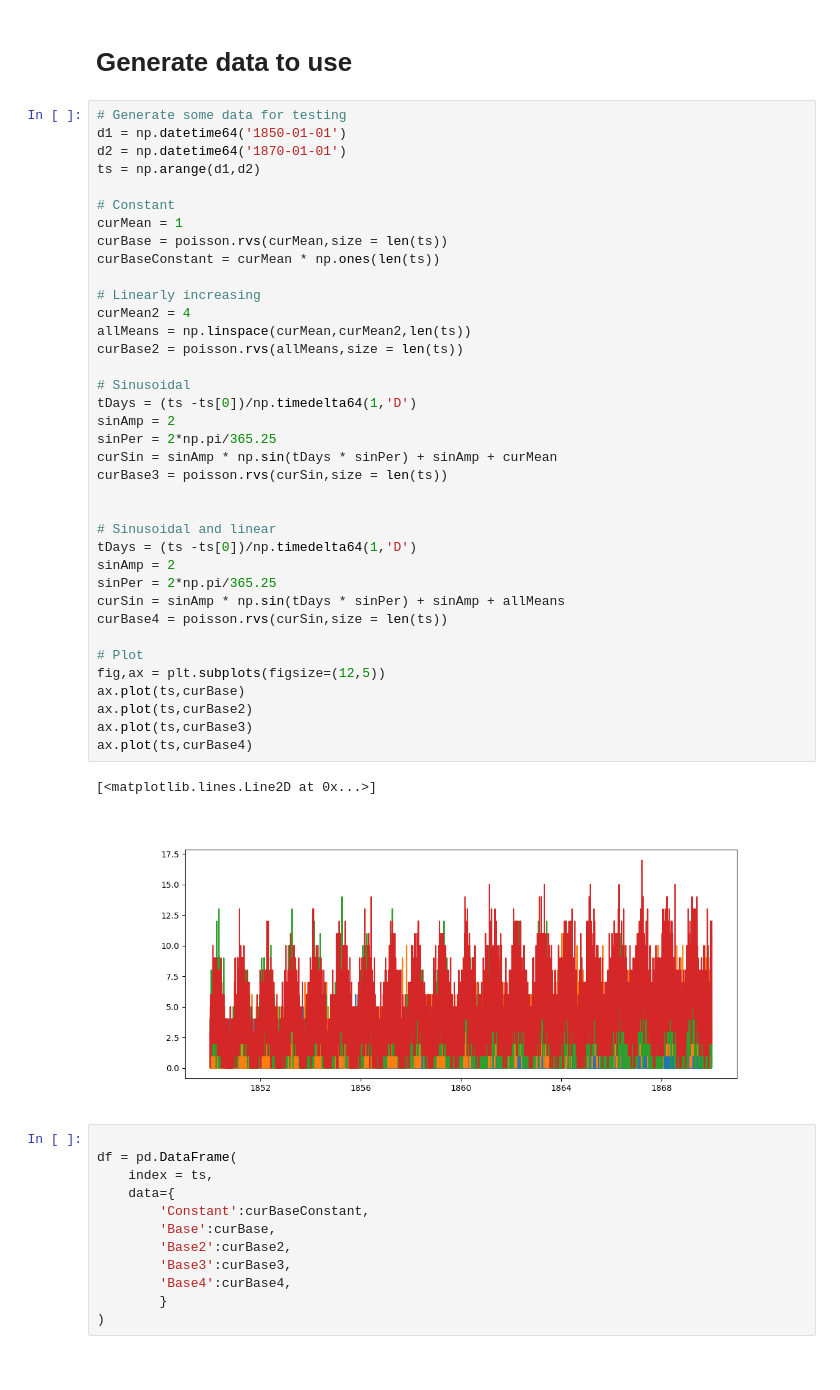
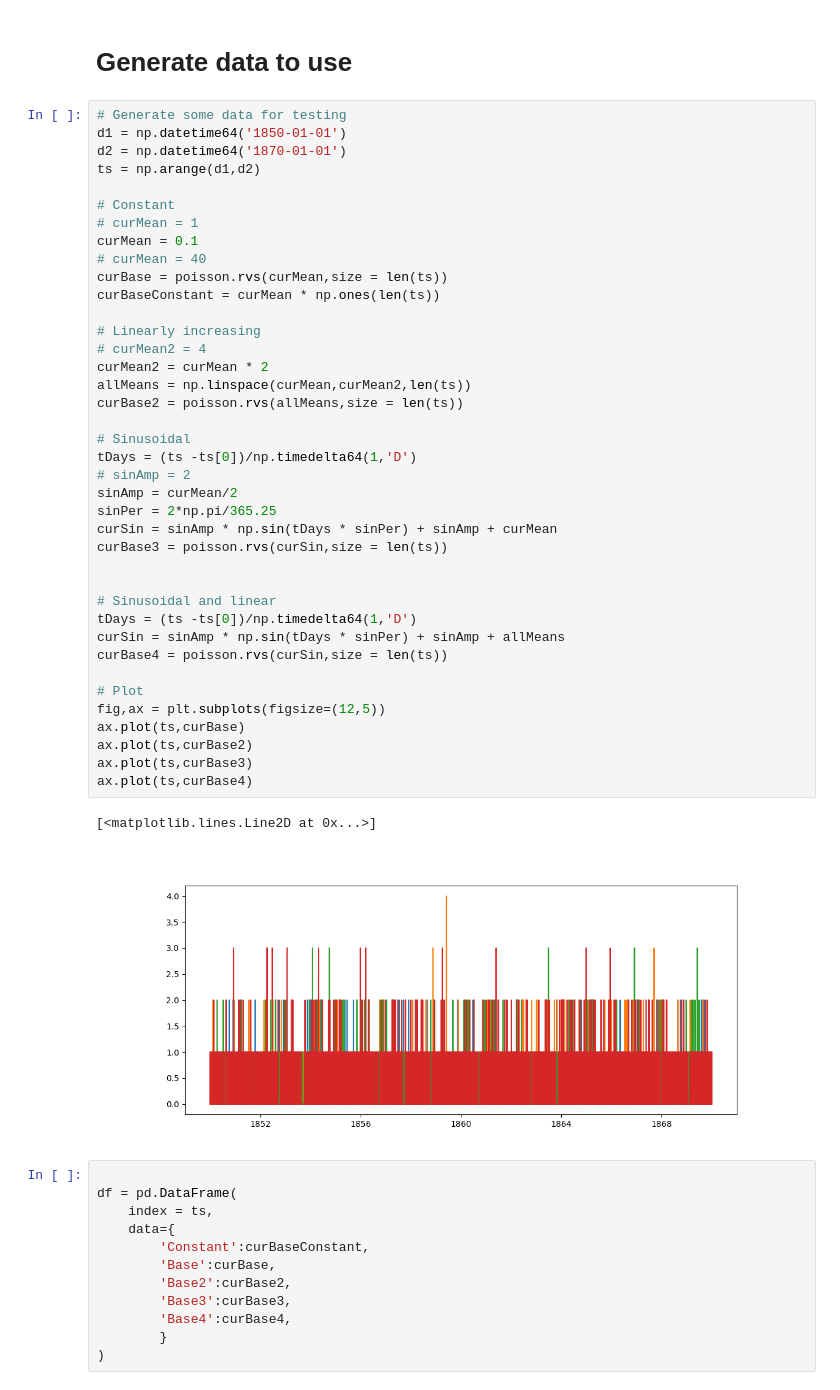
Before and after one commit to PandemiXcenter/ExcessMortality, a Jupyter notebook: TestingAndDevelopment_Poisson.ipynb, the cells around one changed output. Saved outputs shown, nothing was run; the diff lists cells and outputs as text.

```diff
--- a/TestingAndDevelopment_Poisson.ipynb
+++ b/TestingAndDevelopment_Poisson.ipynb
@@ -28,39 +28,41 @@ d2 = np.datetime64('1870-01-01')
 ts = np.arange(d1,d2)
 
 # Constant
-curMean = 1
+# curMean = 1
+curMean = 0.1
+# curMean = 40
 curBase = poisson.rvs(curMean,size = len(ts))
 curBaseConstant = curMean * np.ones(len(ts))
 
 # Linearly increasing
-curMean2 = 4
+# curMean2 = 4
+curMean2 = curMean * 2
 allMeans = np.linspace(curMean,curMean2,len(ts))
 curBase2 = poisson.rvs(allMeans,size = len(ts))
 
 # Sinusoidal
 tDays = (ts -ts[0])/np.timedelta64(1,'D')
-sinAmp = 2
+# sinAmp = 2
+sinAmp = curMean/2
 sinPer = 2*np.pi/365.25
 curSin = sinAmp * np.sin(tDays * sinPer) + sinAmp + curMean
 curBase3 = poisson.rvs(curSin,size = len(ts))
 
 
 # Sinusoidal and linear
 tDays = (ts -ts[0])/np.timedelta64(1,'D')
-sinAmp = 2
-sinPer = 2*np.pi/365.25
 curSin = sinAmp * np.sin(tDays * sinPer) + sinAmp + allMeans
 curBase4 = poisson.rvs(curSin,size = len(ts))
 
 # Plot
 fig,ax = plt.subplots(figsize=(12,5))
 ax.plot(ts,curBase)
 ax.plot(ts,curBase2)
 ax.plot(ts,curBase3)
 ax.plot(ts,curBase4)
 # %% [output]
 [<matplotlib.lines.Line2D at 0x...>]
-[figure, old version]
+[figure, new version]
 # %%
 
 df = pd.DataFrame(
```
Also changed, not shown: parts of 23 cells of this notebook, 1 other file.
